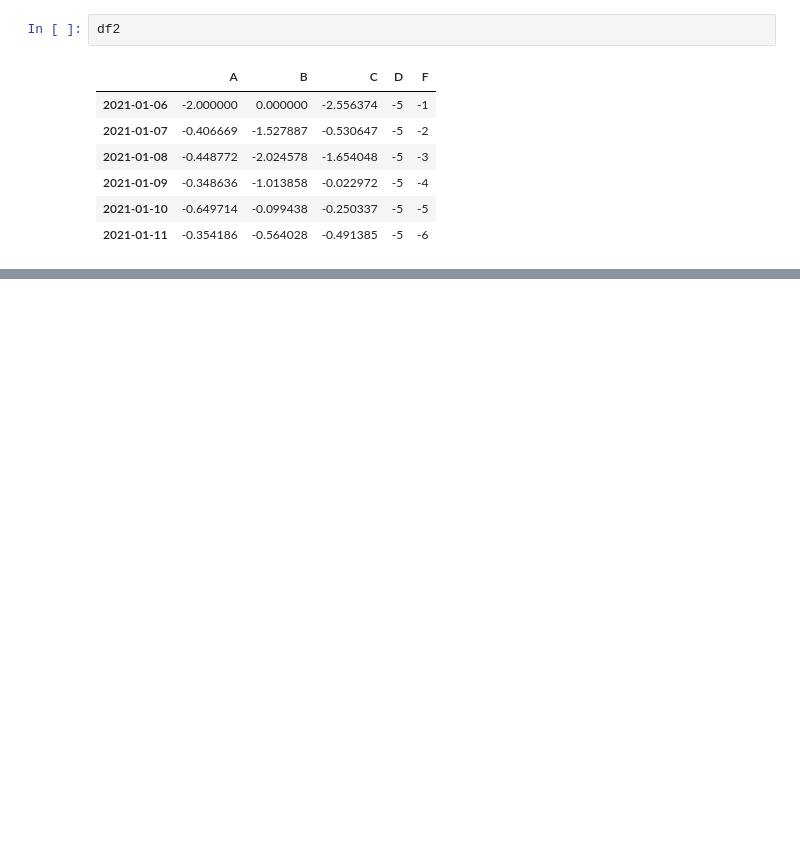
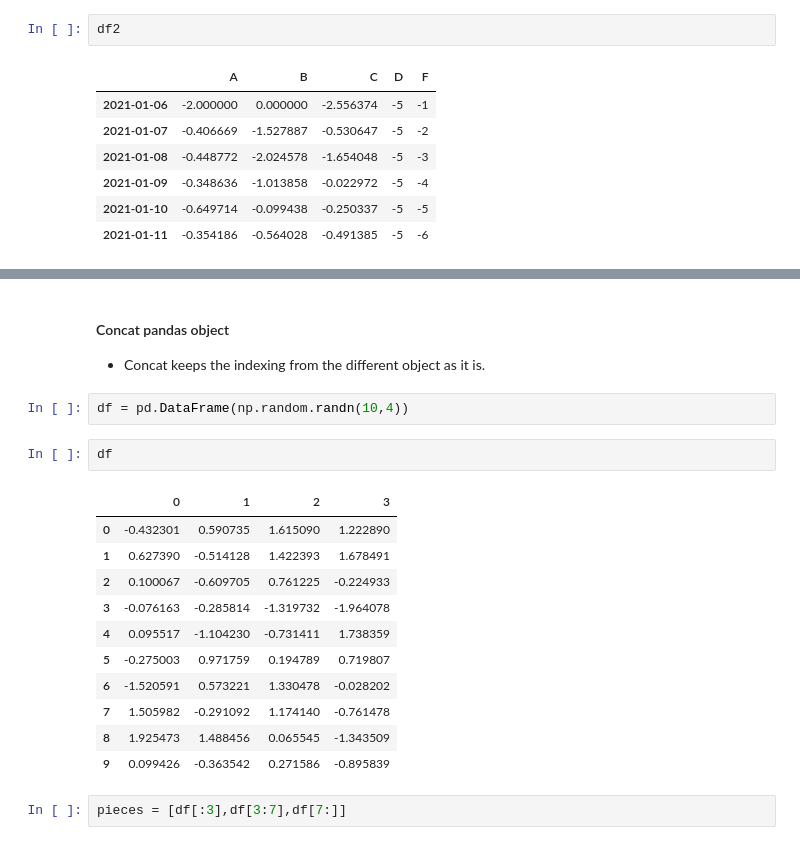
Before and after one commit to deepen1987/Data-Science-with-Python, a Jupyter notebook: Learning/Pandas/Go Through Concepts.ipynb, the cells around one changed output, grey strips where cells are left out. Drawn from its saved outputs; the diff is of its cells as text; blank space fills up the shorter version.

```diff
--- a/Learning/Pandas/Go Through Concepts.ipynb
+++ b/Learning/Pandas/Go Through Concepts.ipynb
@@ -298,0 +400,22 @@ df2
+# %% [markdown]
+#### Concat pandas object
+
+* Concat keeps the indexing from the different object as it is.
+# %%
+df = pd.DataFrame(np.random.randn(10,4))
+# %%
+df
+# %% [output]
+|  | 0 | 1 | 2 | 3 |
+| 0 | -0.432301 | 0.590735 | 1.615090 | 1.222890 |
+| 1 | 0.627390 | -0.514128 | 1.422393 | 1.678491 |
+| 2 | 0.100067 | -0.609705 | 0.761225 | -0.224933 |
+| 3 | -0.076163 | -0.285814 | -1.319732 | -1.964078 |
+| 4 | 0.095517 | -1.104230 | -0.731411 | 1.738359 |
+| 5 | -0.275003 | 0.971759 | 0.194789 | 0.719807 |
+| 6 | -1.520591 | 0.573221 | 1.330478 | -0.028202 |
+| 7 | 1.505982 | -0.291092 | 1.174140 | -0.761478 |
+| 8 | 1.925473 | 1.488456 | 0.065545 | -1.343509 |
+| 9 | 0.099426 | -0.363542 | 0.271586 | -0.895839 |
+# %%
+pieces = [df[:3],df[3:7],df[7:]]
```
Also changed, not shown: parts of 23 cells of this notebook.
